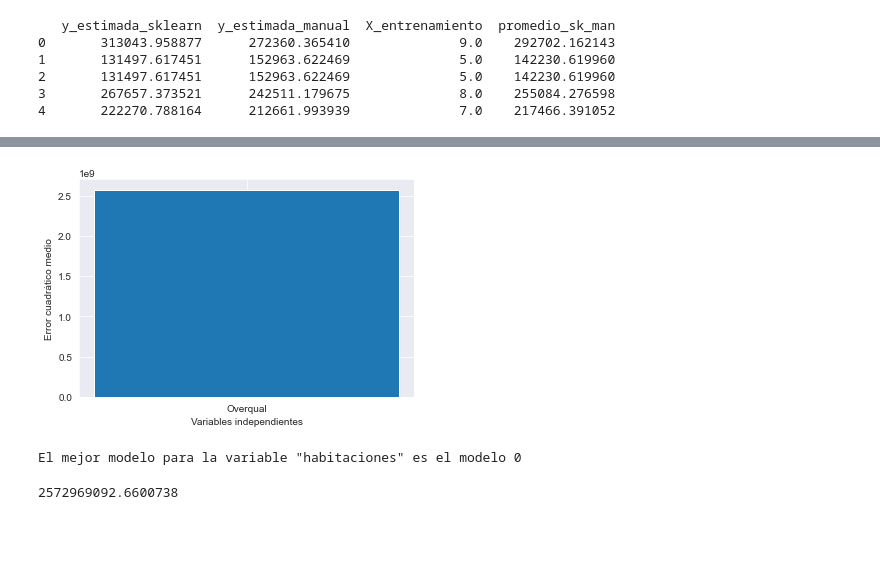
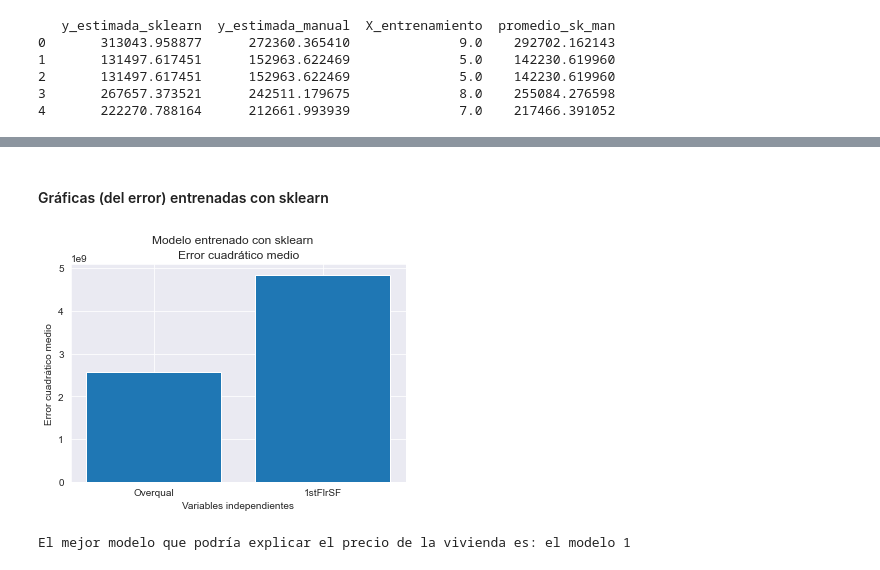
Before and after one commit to luispocon/proyecto1_regresion_lineal_programacion, a Jupyter notebook: Proyecto_1.ipynb, the cells around one changed output, grey strips where cells are left out. Drawn from its saved outputs; the diff is of its cells as text; code cells hidden in the pictures; blank space fills up the shorter version.

Commit message:
Actualización de los modelos
Se actualiza las gráficas, en donde se encuentran los errores

```diff
--- a/Proyecto_1.ipynb
+++ b/Proyecto_1.ipynb
@@ -550,0 +558,3 @@ y_s = df.iloc[:, :1].values
+# %%
+p = pasos(1000,0.0001,200,  X_entrenamiento[:,0], y_entrenamiento[:,0] )
+p2 = pasos(1000,0.00000001,200,  X_entrenamiento[:,1], y_entrenamiento[:,0] )
@@ -550,0 +585,17 @@ y_s = df.iloc[:, :1].values
+# %%
+mse_1 = _error( y_prueba[:,0],  p[0]+p[1]*x_prueba[:,0] )
+mse_2 = _error( y_prueba[:,0],  p2[0]+p2[1]*x_prueba[:,1] )
+
+# graficar los errores para cada modelo
+x_labels = ['Overqual', '1stFlrSF']
+mse_values = [mse_1,mse_2 ]
+plt.bar(x_labels, mse_values)
+plt.xlabel('Variables independientes')
+plt.ylabel('Error cuadrático medio')
+plt.title("Error cuadrático medio")
+plt.suptitle("Modelo entrenado manualmente")
+plt.show()
+
+# seleccionar el mejor modelo para cada variable independiente
+mejor_modelo = np.argmin([mse_1, mse_2], axis=0)
+print('El mejor modelo que podría explicar el precio de la vivienda es: el modelo', mejor_modelo+1)
@@ -551,31 +605,35 @@ y_s = df.iloc[:, :1].values
+# %% [markdown]
+#### Gráficas (del error) entrenadas con sklearn
 # %%
 # Obteniendo el 80% para el entrenamiento y el 20% prueba
+def error_sklearn(X_s, y_s ):
+    X_entrenamiento_s, x_prueba_s, y_entrenamiento_s, y_prueba_s = train_test_split\
+    (X_s, y_s, test_size =0.2, random_state = 0)
 
-X_entrenamiento_s, x_prueba_s, y_entrenamiento_s, y_prueba_s = train_test_split(X_s, y_s, test_size =0.2, random_state = 0)
+    # ajustar varios modelos de regresión lineal
+    model1 = LinearRegression().fit(X_entrenamiento_s, y_entrenamiento_s)
 
-# ajustar varios modelos de regresión lineal
-model1 = LinearRegression().fit(X_entrenamiento_s, y_entrenamiento_s)
+    # predecir los valores de validación para cada modelo y calcular el error
+    y_pred1 = model1.predict(x_prueba_s)
+    mse1 = mean_squared_error(y_prueba_s, y_pred1)
+    return mse1
 
-# predecir los valores de validación para cada modelo y calcular el error
-y_pred1 = model1.predict(x_prueba_s)
-mse1 = mean_squared_error(y_prueba_s, y_pred1)
-
+mse1_s = error_sklearn(df.iloc[:, 1:2], df.iloc[:, :1] )
+mse2_s = error_sklearn(df.iloc[:, 2:3], df.iloc[:, :1] )
 
 # graficar los errores para cada modelo
-x_labels = ['Overqual']
-mse_values = [mse1]
-plt.bar(x_labels, mse_values)
+x_labels_s = ['Overqual', '1stFlrSF']
+mse_values_s = [mse1_s, mse2_s]
+plt.bar(x_labels_s, mse_values_s)
 plt.xlabel('Variables independientes')
 plt.ylabel('Error cuadrático medio')
+plt.title("Error cuadrático medio")
+plt.suptitle("Modelo entrenado con sklearn")
 plt.show()
 
 # seleccionar el mejor modelo para cada variable independiente
-best_models = np.argmin([mse1], axis=0)
-print('El mejor modelo para la variable "habitaciones" es el modelo', best_models)
+best_models = np.argmin([mse1_s, mse2_s], axis=0)
+print('El mejor modelo que podría explicar el precio de la vivienda es: el modelo', mejor_modelo+1)
 # %% [output]
-[figure, old version]
+[figure, new version]
-El mejor modelo para la variable "habitaciones" es el modelo 0
+El mejor modelo que podría explicar el precio de la vivienda es: el modelo 1
-# %%
-mse1
-# %% [output]
-2572969092.6600738
```
Also changed, not shown: parts of 8 cells of this notebook.
